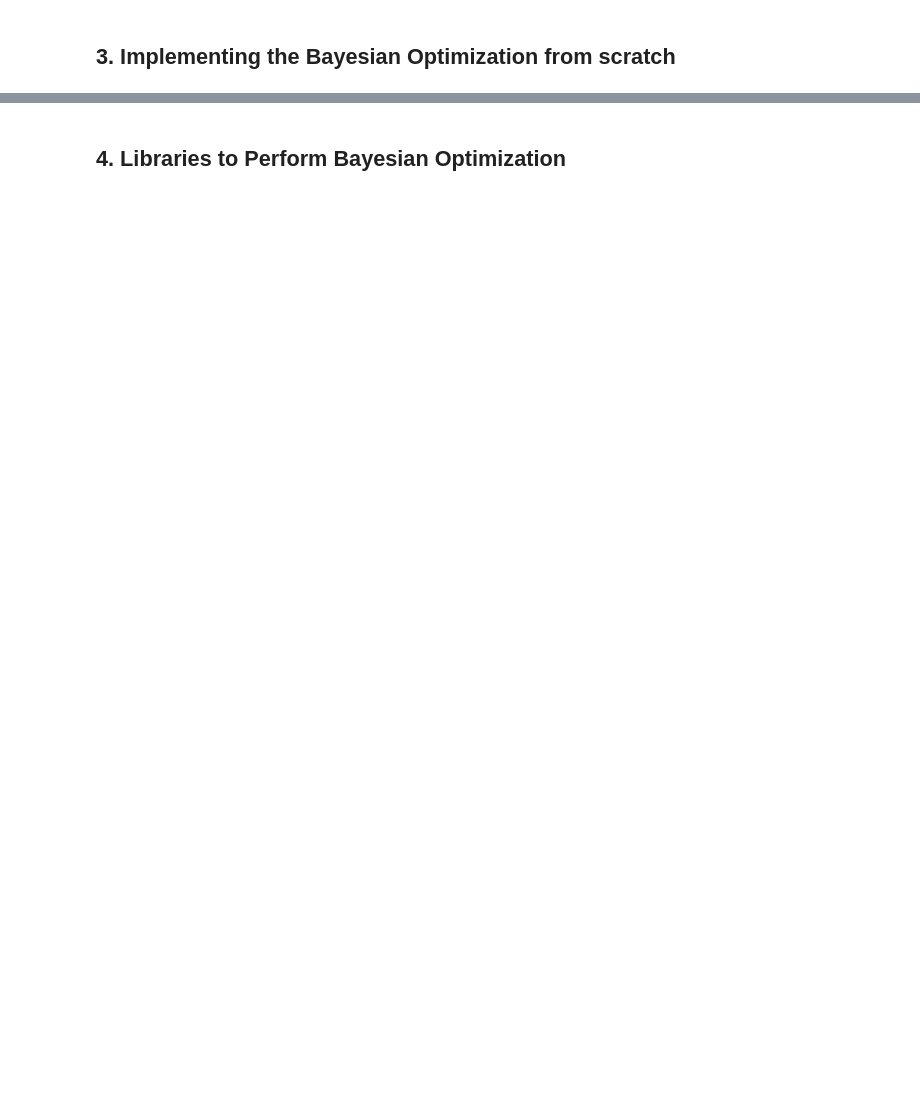
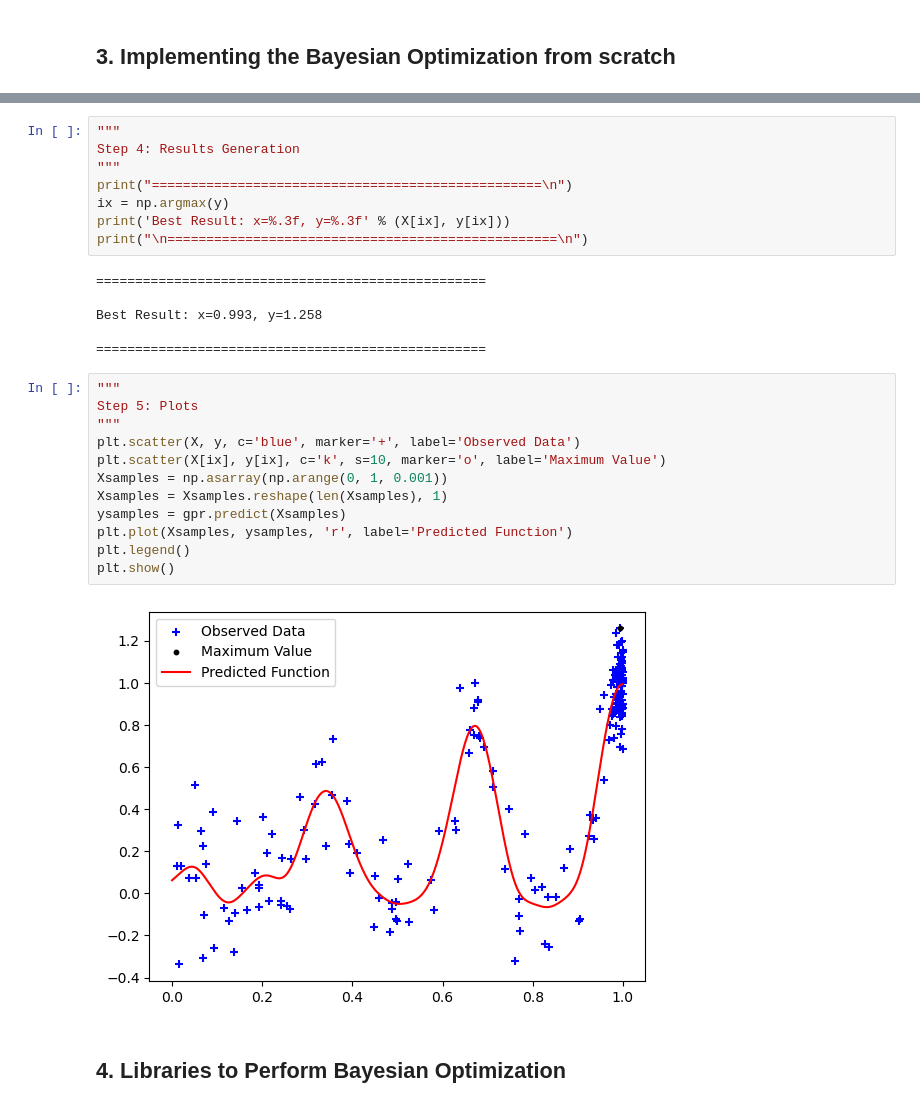
Before and after one commit to ParisaToofani/Nolinear_optimization_Spring2023, a Jupyter notebook: BayesianOptimization.ipynb, the cells around one changed output, grey strips where cells are left out. Drawn from its saved outputs; the diff is of its cells as text; blank space fills up the shorter version.

```diff
--- a/BayesianOptimization.ipynb
+++ b/BayesianOptimization.ipynb
@@ -281,2 +426,30 @@ Now it is the time to put all components together, here, step by step, the Bayes
+# %%
+"""
+Step 4: Results Generation
+"""
+print("==================================================\n")
+ix = np.argmax(y)
+print('Best Result: x=%.3f, y=%.3f' % (X[ix], y[ix]))
+print("\n==================================================\n")
+# %% [output]
+==================================================
+
+Best Result: x=0.993, y=1.258
+
+==================================================
+# %%
+"""
+Step 5: Plots
+"""
+plt.scatter(X, y, c='blue', marker='+', label='Observed Data')
+plt.scatter(X[ix], y[ix], c='k', s=10, marker='o', label='Maximum Value')
+Xsamples = np.asarray(np.arange(0, 1, 0.001))
+Xsamples = Xsamples.reshape(len(Xsamples), 1)
+ysamples = gpr.predict(Xsamples)
+plt.plot(Xsamples, ysamples, 'r', label='Predicted Function')
+plt.legend()
+plt.show()
+# %% [output]
+[figure, added]
 # %% [markdown]
 ## 4.	Libraries to Perform Bayesian Optimization
```
Also changed, not shown: parts of 16 cells of this notebook.
